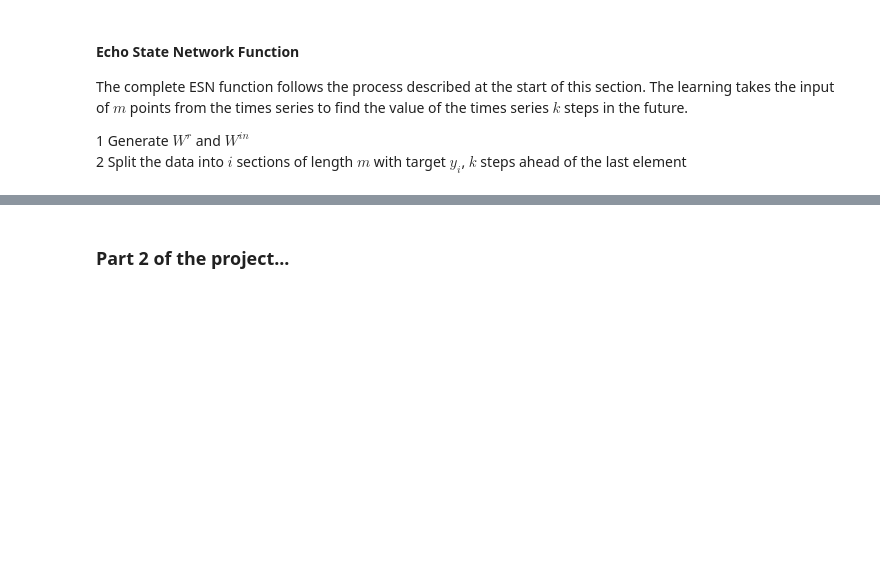
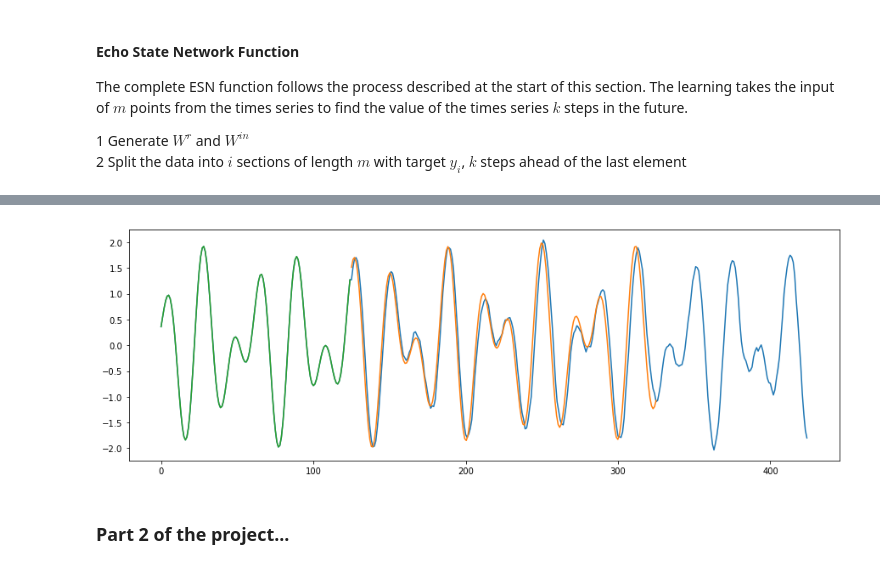
Before and after one commit to Super-SaiyanSandwich/LFD-Coursework-2, a Jupyter notebook: cw2_ESN.ipynb, the cells around one changed output, grey strips where cells are left out. Saved outputs shown, nothing was run; the diff lists cells and outputs as text; code cells hidden in the pictures; blank space fills up the shorter version.

```diff
--- a/cw2_ESN.ipynb
+++ b/cw2_ESN.ipynb
@@ -86,7 +87,7 @@ Where $W^r$ and $W^{in}$ are randomly initialized.
 
 $W^i$, where $W^{in} \in \mathbb{R}^{N_r \times N_i{_n}}$, has each of it's elements randomized from a uniform distribution of $[-1,1]$. While not mentioned in the lecture notes, most papers talk about the sparsity of $W^{in}$, by having a large number of the element of $W^{in}$ equal zero. While in general sparse connections are slated to give better performances, M. Lukosevicius discusses in his 2012 paper *A Practical Guide to Applying Echo State Networks* how slight this increased performance is, giving sparsity the least importance among all hyper-parameters.
 # %%
-def GenerateWi(Nr, Nin, sparsity = 0):
+def GenerateWi(Nr, Nin, sparsity = 0.8):
     ### Args:
     ###   Nr is the number of neurons in the recurrent layer
     ###   Nin is the number of input neurons
@@ -210,8 +211,9 @@ def fit(Wr, Win, xt0, u):
     ###   u is the value of the input layer
 
     pre = np.dot(Wr,xt0) + np.dot(Win,u)
-    eps = (np.random.randn() * 0.05) ## RANDOM GUASSIAN ERROR
-    return np.tanh(pre + eps) ## = Xt
+    #eps = (np.random.normal(scale = 0.001)) ## RANDOM GUASSIAN ERROR
+    eps = np.random.uniform(low = 0, high = 0.001)
+    return np.tanh(pre) + eps ## = xt
 # %% [markdown]
 ##### Error Function
 The tasks asks us to implement a regularized-least-squares error function. This is defined as follows:
@@ -239,7 +241,7 @@ def ridgeReg(X, t):
     ###   X is the collected N states of xi
     ###   t is all of the target related to xi
 
-    out = np.dot(t,np.linalg.pinv(X))
+    out = np.dot(np.linalg.pinv(X),t)
     return out
 # %% [markdown]
 #### Echo State Network Function
@@ -248,7 +250,7 @@ The complete ESN function follows the process described at the start of this sec
    1 Generate $W^r$ and $W^{in}$
    <br>2 Split the data into $i$ sections of length $m$ with target $y_i$, $k$ steps ahead of the last element
 # %%
-def ESN(data, m, k, Nr = 200, a = 0.95 , iterations):
+def ESN(data, m, k, Nr = 200, a = 0.95):
     ### Args:
     ###   data to be analysed
     ###   m is hyper-parameter for data splitting. Equal to Nin
@@ -256,19 +258,32 @@ def ESN(data, m, k, Nr = 200, a = 0.95 , iterations):
     ###   Nr represents size of reservoir
     ###   a is hyper-parameter for the generation of Wr
 
-    Wi = GenerateWi(Nr, m)
+    Wi = GenerateWi(Nr, m, sparsity = 0.3)
     Wr = GenerateWrUniform(Nr, a)
 
-    U, t = splitDataAll(data, m, k)
+    U, t = splitDataAll(data[0:int(len(data)*0.9)], m, k)
 
-    Xt = fit(Wr, Win, U, U)
-    for ite in range(iterations):
-        Xt = fit(Wr, Win, Xt, U)
+    X = np.zeros((len(U), Nr))
+    for n in range(1,len(U)):
+        X[n,:] = fit(Wr, Wi, X[n-1,:], U[n,:])
 
-    Wo = ridgeRed(Xt,t)
+    Wo = ridgeReg(X,t)
+    dita = data[int(len(data)*0.9) - (m + k) : int(len(data)*0.9)]
+    itera = 300
+    Xn = X[-1]
+    for i in range(itera):
+        Un = dita[i:i + m]
+        Xn = fit(Wr, Wi, Xn, Un)
+        yn = Wo.T@Xn
+        dita = np.append(dita,yn)
 
-    plot(data[0:200])
-    test = [0]*100
-    for i in range(100):
-        test[i] =
+    figure(figsize=(15,5))
+    plot(dita)
+
+    plot(np.linspace(m+k,m+k + 200,200),data[int(len(data)*0.9): int(len(data)*0.9)+itera+m+k])
+
+    plot(data[int(len(data)*0.9) - (m + k): int(len(data)*0.9)])
+
+
+ESN(getData(),100,25, Nr = 200)
 # %% [output]
@@ -276,3 +290,4 @@ SyntaxError: invalid syntax (<ipython-input-22-43cbff6aecbb>, line 23)
+[figure, added]
 # %% [markdown]
 ### Part 2 of the project...
 # %%
```
Also changed, not shown: parts of 2 cells of this notebook.
